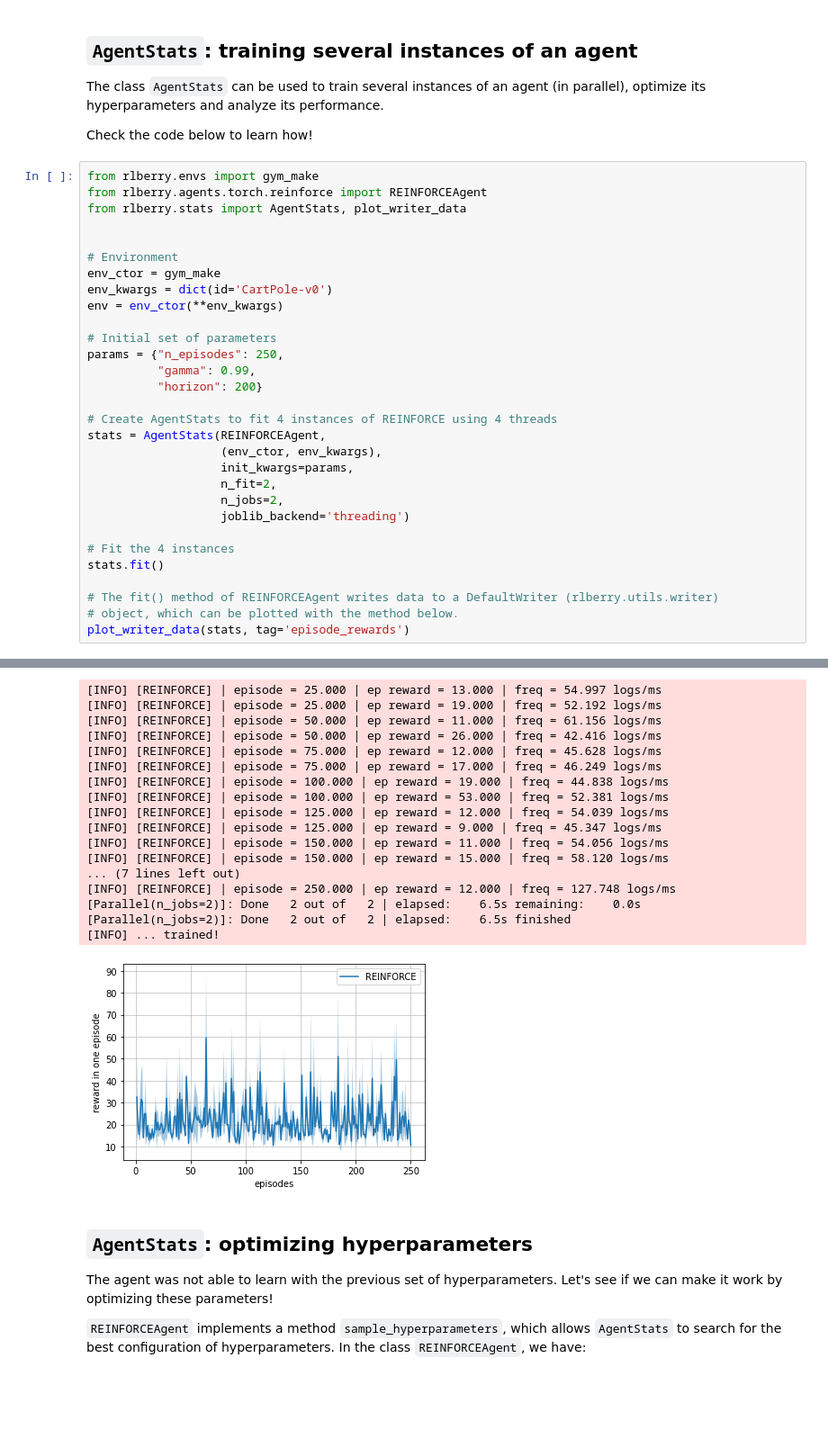
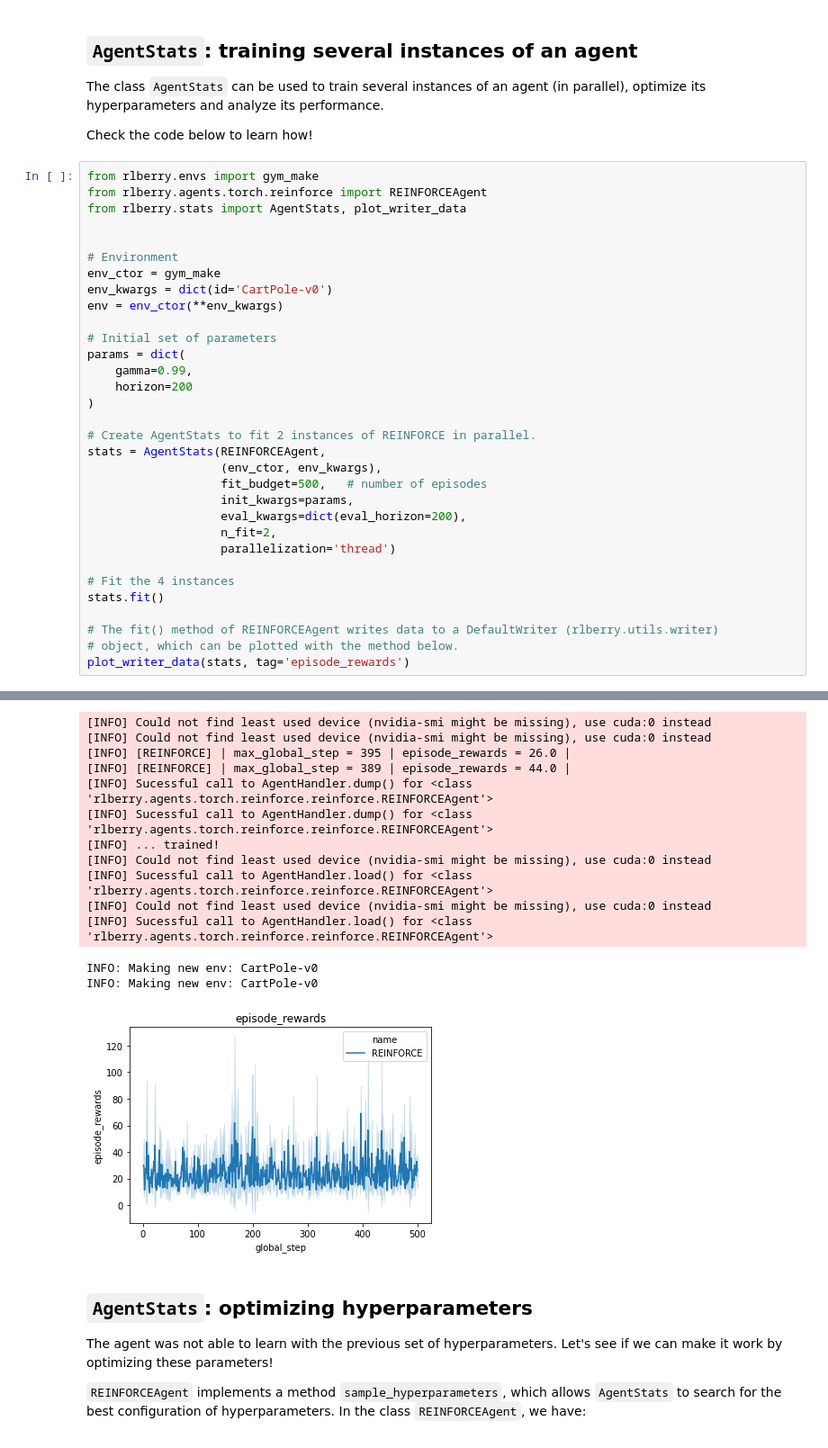
Before and after one commit to rlberry-py/rlberry, a Jupyter notebook: notebooks/rlberry_evaluate_and_optimize_agent.ipynb, the cells around one changed output, grey strips where cells are left out. Shown: that part at 90% size. Cells and saved outputs as stored; diff of their text form; blank space fills up the shorter version.

```diff
--- a/notebooks/rlberry_evaluate_and_optimize_agent.ipynb
+++ b/notebooks/rlberry_evaluate_and_optimize_agent.ipynb
@@ -52,17 +46,19 @@ env_kwargs = dict(id='CartPole-v0')
 env = env_ctor(**env_kwargs)
 
 # Initial set of parameters
-params = {"n_episodes": 250,
-          "gamma": 0.99,
-          "horizon": 200}
+params = dict(
+    gamma=0.99,
+    horizon=200
+)
 
-# Create AgentStats to fit 4 instances of REINFORCE using 4 threads
+# Create AgentStats to fit 2 instances of REINFORCE in parallel.
 stats = AgentStats(REINFORCEAgent,
                    (env_ctor, env_kwargs),
+                   fit_budget=500,   # number of episodes
                    init_kwargs=params,
+                   eval_kwargs=dict(eval_horizon=200),
                    n_fit=2,
-                   n_jobs=2,
-                   joblib_backend='threading')
+                   parallelization='thread')
 
 # Fit the 4 instances
 stats.fit()
@@ -83,21 +75,17 @@ INFO: Making new env: CartPole-v0
-[INFO] [REINFORCE] | episode = 25.000 | ep reward = 13.000 | freq = 54.997 logs/ms
-[INFO] [REINFORCE] | episode = 25.000 | ep reward = 19.000 | freq = 52.192 logs/ms
-[INFO] [REINFORCE] | episode = 50.000 | ep reward = 11.000 | freq = 61.156 logs/ms
-[INFO] [REINFORCE] | episode = 50.000 | ep reward = 26.000 | freq = 42.416 logs/ms
-[INFO] [REINFORCE] | episode = 75.000 | ep reward = 12.000 | freq = 45.628 logs/ms
-[INFO] [REINFORCE] | episode = 75.000 | ep reward = 17.000 | freq = 46.249 logs/ms
-[INFO] [REINFORCE] | episode = 100.000 | ep reward = 19.000 | freq = 44.838 logs/ms
-[INFO] [REINFORCE] | episode = 100.000 | ep reward = 53.000 | freq = 52.381 logs/ms
-[INFO] [REINFORCE] | episode = 125.000 | ep reward = 12.000 | freq = 54.039 logs/ms
-[INFO] [REINFORCE] | episode = 125.000 | ep reward = 9.000 | freq = 45.347 logs/ms
-[INFO] [REINFORCE] | episode = 150.000 | ep reward = 11.000 | freq = 54.056 logs/ms
-[INFO] [REINFORCE] | episode = 150.000 | ep reward = 15.000 | freq = 58.120 logs/ms
-... (7 lines left out)
-[INFO] [REINFORCE] | episode = 250.000 | ep reward = 12.000 | freq = 127.748 logs/ms
-[Parallel(n_jobs=2)]: Done   2 out of   2 | elapsed:    6.5s remaining:    0.0s
-[Parallel(n_jobs=2)]: Done   2 out of   2 | elapsed:    6.5s finished
+[INFO] Could not find least used device (nvidia-smi might be missing), use cuda:0 instead
+[INFO] Could not find least used device (nvidia-smi might be missing), use cuda:0 instead
+[INFO] [REINFORCE] | max_global_step = 395 | episode_rewards = 26.0 |
+[INFO] [REINFORCE] | max_global_step = 389 | episode_rewards = 44.0 |
+[INFO] Sucessful call to AgentHandler.dump() for <class 'rlberry.agents.torch.reinforce.reinforce.REINFORCEAgent'>
+[INFO] Sucessful call to AgentHandler.dump() for <class 'rlberry.agents.torch.reinforce.reinforce.REINFORCEAgent'>
 [INFO] ... trained!
+[INFO] Could not find least used device (nvidia-smi might be missing), use cuda:0 instead
+[INFO] Sucessful call to AgentHandler.load() for <class 'rlberry.agents.torch.reinforce.reinforce.REINFORCEAgent'>
+[INFO] Could not find least used device (nvidia-smi might be missing), use cuda:0 instead
+[INFO] Sucessful call to AgentHandler.load() for <class 'rlberry.agents.torch.reinforce.reinforce.REINFORCEAgent'>
+INFO: Making new env: CartPole-v0
+INFO: Making new env: CartPole-v0
-[figure, old version]
+[figure, new version]
 # %% [markdown]
 ## `AgentStats`: optimizing hyperparameters
 
```
Also changed, not shown: parts of 4 cells of this notebook, 1 other file.
